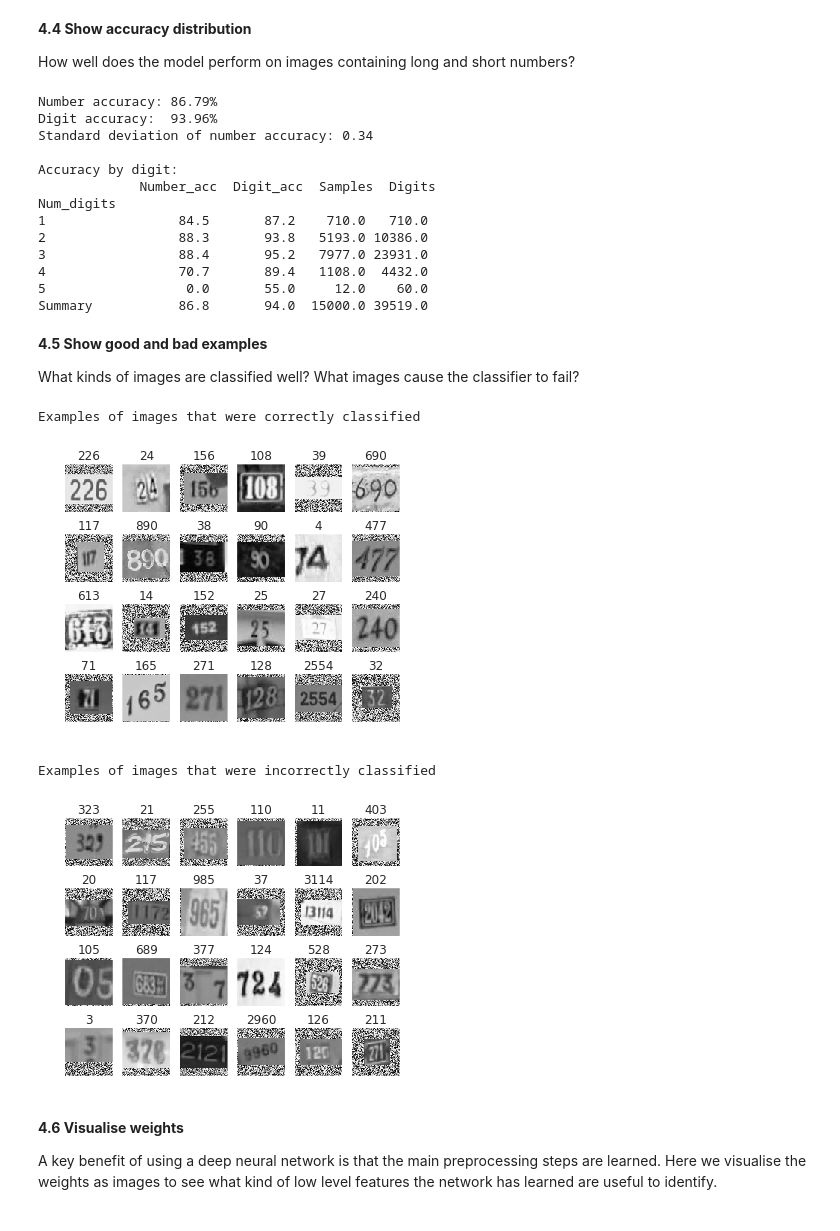
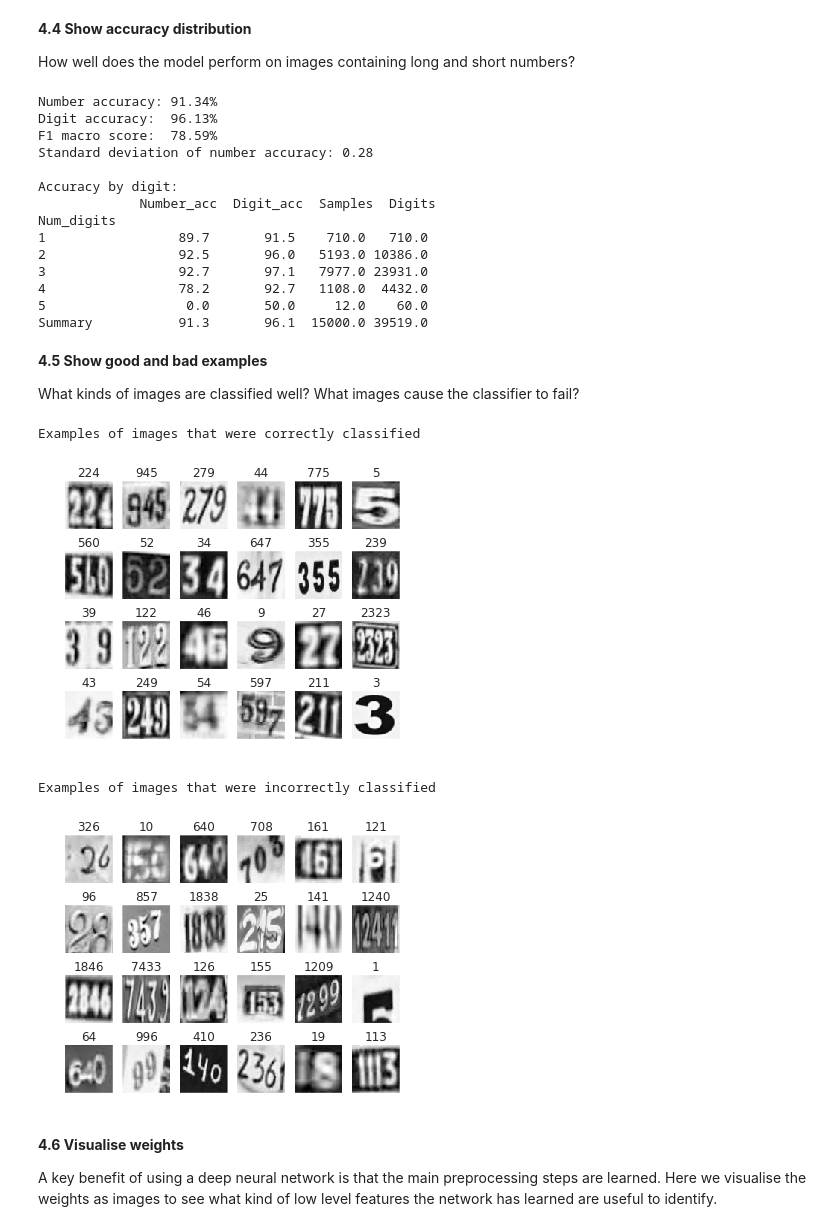
Before and after one commit to Steve-On-GitHub/recognise-streetview-digits, a Jupyter notebook: 4 Performance and visualisation.ipynb, the cells around one changed output. Drawn from its saved outputs; the diff is of its cells as text; code cells hidden in the pictures.

```diff
--- a/4 Performance and visualisation.ipynb
+++ b/4 Performance and visualisation.ipynb
@@ -48,7 +49,7 @@ def load_from_pickle(pickle_file):
 
 # train_dataset, train_labels = load_from_pickle('train_data_preprocessed.pickle')
 # test_dataset,  test_labels  = load_from_pickle('test_data_preprocessed.pickle')
-extra_dataset_1, extra_labels_1 = load_from_pickle('extra_data_preprocessed_1.pickle')
+extra_dataset_1, extra_labels_1 = load_from_pickle('extra_data_preprocessed_1_stretch.pickle')
 # extra_dataset_2, extra_labels_2 = load_from_pickle('extra_data_preprocessed_2.pickle')
 
 train_size = 85000 # to fit with memory constraints, we only use the first 100k extra training examples.
@@ -290,7 +291,8 @@ d = {'Predicted'  : [label_to_text(sample) for sample in predictions],
      'Samples'    : np.ones(len(test_labels)),
      'Digits'     : num_digits}
 
-accuracy_table = pd.DataFrame(d).groupby('Num_digits').sum()
+accuracy_data  = pd.DataFrame(d)
+accuracy_table = accuracy_data.groupby('Num_digits').sum()
 rowtotal = accuracy_table.sum()
 rowtotal.name = 'Summary'
 accuracy_table = accuracy_table.append(rowtotal)
@@ -299,51 +301,53 @@ accuracy_table['Digit_acc']  = 100 * accuracy_table['Digit_acc'] / accuracy_tabl
 
 print('Number accuracy: {:.2f}%'.format(accuracy_table['Number_acc'].loc['Summary']))
 print('Digit accuracy:  {:.2f}%'.format(accuracy_table['Digit_acc'].loc['Summary']))
+print('F1 macro score:  {:.2f}%'.format(100*f1_score(accuracy_data['Actual'], accuracy_data['Predicted'], average='macro')))
 print('Standard deviation of number accuracy:',np.std(acc_number).round(2))
 
 pd.options.display.float_format = '{:.1f}'.format
 print('\nAccuracy by digit:\n',accuracy_table[['Number_acc','Digit_acc','Samples','Digits']])
 # %% [output]
-Number accuracy: 86.79%
-Digit accuracy:  93.96%
-Standard deviation of number accuracy: 0.34
+Number accuracy: 91.34%
+Digit accuracy:  96.13%
+F1 macro score:  78.59%
+Standard deviation of number accuracy: 0.28
 
 Accuracy by digit:
              Number_acc  Digit_acc  Samples  Digits
 Num_digits
-1                 84.5       87.2    710.0   710.0
-2                 88.3       93.8   5193.0 10386.0
-3                 88.4       95.2   7977.0 23931.0
-4                 70.7       89.4   1108.0  4432.0
-5                  0.0       55.0     12.0    60.0
-Summary           86.8       94.0  15000.0 39519.0
+1                 89.7       91.5    710.0   710.0
+2                 92.5       96.0   5193.0 10386.0
+3                 92.7       97.1   7977.0 23931.0
+4                 78.2       92.7   1108.0  4432.0
+5                  0.0       50.0     12.0    60.0
+Summary           91.3       96.1  15000.0 39519.0
 # %% [markdown]
 **4.5 Show good and bad examples**
 
 What kinds of images are classified well? What images cause the classifier to fail?
 # %%
 def show_grid_of_numbers(image_data, accuracy_data, correct_or_not, nrows=4, ncols=6):
-  indices = accuracy_data.loc[accuracy_data['Acc_all'] == correct_or_not].index.values
+  indices = accuracy_data.loc[accuracy_data['Number_acc'] == correct_or_not].index.values
   fig, ax_list = plt.subplots(nrows=nrows, ncols=ncols,figsize=(ncols, nrows*1.2))
   for ax in ax_list.flat:
     sample = indices[random.randrange(indices.shape[0])]
     title   = accuracy_data.iloc[sample]['Predicted']
     ax.imshow(image_data[sample].reshape((64,64)), interpolation='none')
     ax.set_title(title)
     ax.grid(False)
     ax.axis('off')
   plt.show()
 
 print('Examples of images that were correctly classified')
 show_grid_of_numbers(test_dataset, accuracy_data, True)
 
 print('Examples of images that were incorrectly classified')
 show_grid_of_numbers(test_dataset, accuracy_data, False)
 # %% [output]
 Examples of images that were correctly classified
-[figure, old version]
+[figure, new version]
 Examples of images that were incorrectly classified
-[figure, old version]
+[figure, new version]
 # %% [markdown]
 **4.6 Visualise weights**
 
```
Also changed, not shown: parts of 10 cells of this notebook, 4 other files.
